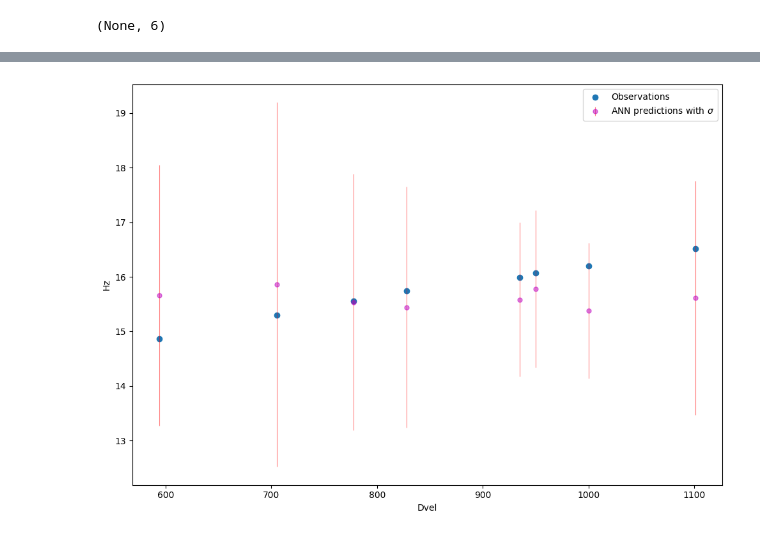
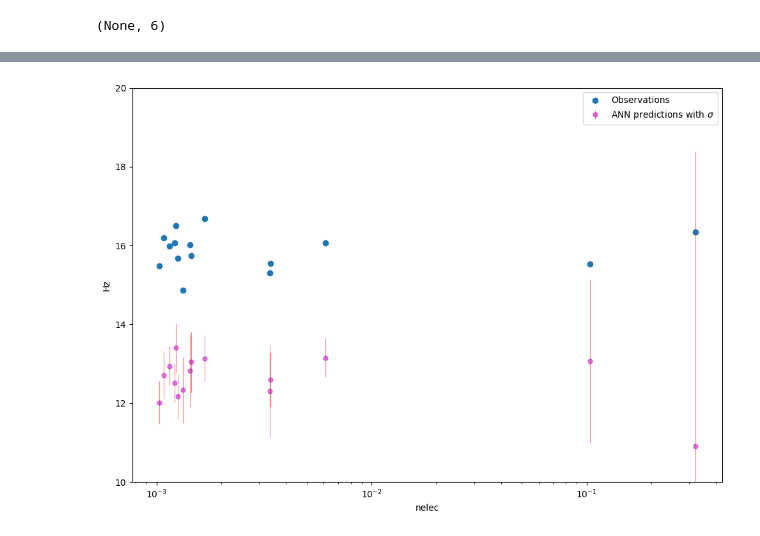
Before and after one commit to igomezv/cosmo_tools, a Jupyter notebook: Others/MC_DO_1_3_R500.ipynb, the cells around one changed output, grey strips where cells are left out. Cells and saved outputs as stored; diff of their text form; code cells hidden in the pictures.

```diff
--- a/Others/MC_DO_1_3_R500.ipynb
+++ b/Others/MC_DO_1_3_R500.ipynb
@@ -139,4 +128 @@ y_train, y_test = train_test_split(y_scaled, train_size=0.8, random_state=1, shu
-# %%
-x_train = np.nan_to_num(x_train, nan=0.0, posinf=1e6, neginf=-1e6)
-y_train = np.nan_to_num(y_train, nan=0.0, posinf=1e6, neginf=-1e6)
 # %%
@@ -154,13 +139,13 @@ def model_regression_dropout(num_input, num_output, num_hidden=[32, 16, 8], act_
     for nodes in num_hidden:
       model.add(Dense(units=nodes,
                       activation=act_fn))
-      model.add(MCDropout(0.5))
+      model.add(MCDropout(0.1))
     model.add(Dense(units=num_output, activation="linear"))
     return model
 
 _, ninput = np.shape(x_scaled)
 _, noutput = np.shape(y_scaled)
 # Compile Keras model
-model = model_regression_dropout(num_input=ninput, num_output=noutput, num_hidden=[128, 64, 32], act_fn='relu')
+model = model_regression_dropout(num_input=ninput, num_output=noutput, num_hidden=[200, 200, 200, 200], act_fn='relu')
 model.summary()
 # %% [output]
@@ -187,19 +172,19 @@ print(model.input_shape)
 (None, 6)
 # %%
 # Define parameters
-batch_size = 6
-optimizer = tf.keras.optimizers.Adam(learning_rate=0.00001)
+batch_size = 1
+optimizer = tf.keras.optimizers.Adam(learning_rate=0.0001)
 model.compile(loss='mse', optimizer=optimizer)
 
 # Callbacks
-callback_early_stopping = tf.keras.callbacks.EarlyStopping(monitor='val_loss', patience=250)
-callback_reduce_lr = tf.keras.callbacks.ReduceLROnPlateau(monitor='val_loss', factor=0.5, patience=100, min_lr=1e-6)
+# callback_early_stopping = tf.keras.callbacks.EarlyStopping(monitor='val_loss', patience=10)
+# callback_reduce_lr = tf.keras.callbacks.ReduceLROnPlateau(monitor='val_loss', factor=0.1, patience=100, min_lr=1e-6)
 
 # Train the model
 model_train = model.fit(x_train, y_train, batch_size=batch_size,
-                        epochs=1500, verbose=1,
-                        validation_data=(x_test, y_test),
-                        callbacks=[callback_early_stopping, callback_reduce_lr])
+                        epochs=200, verbose=1,
+                        validation_data=(x_test, y_test))
+                        # callbacks=[callback_early_stopping, callback_reduce_lr])
 
 # Plot training history
 import matplotlib.pyplot as plt
@@ -233,7 +218,7 @@ Epoch 662/1500
 # Generate test data
 test_batch_size = len(x_test)
 
-mc_dropout_num = 100 # Run Dropout 100 times
+mc_dropout_num = 50 # Run Dropout 100 times
 predictions = np.zeros((mc_dropout_num, test_batch_size, noutput))
 
 for i in range(mc_dropout_num):
@@ -299,25 +284,31 @@ Varianza de las predicciones: 10.88763086855946
 # %%
 # Plotting
 plt.figure(figsize=(10, 7), dpi=100)
 # plt.figure(figsize=(5, 4), dpi=100)
 
-xidx = 3
+# x tiene 6 dims, y 2
+# x 'R (1/3) R500X-ray', 'nelec', 'T', 'Dvel', 'Rvir', 'Mvir']]
+# en y, 0 Hz, 1 Sx
+xidx = 1
 yidx = 0
 sigma = std_mc_dropout[:, yidx]
 # plt.scatter(scalerz.inverse_transform(zz), yy, color='k', label='Original cosmic chronometers')
 plt.scatter(scaler.inverse_transform(x_test)[:,xidx], scaler_output.inverse_transform(y_test)[:,yidx], label='Observations')
 # plt.scatter(scaler.inverse_transform(x_test)[:,0], scaler_output.inverse_transform(prediction_mc_dropout)[:,0], label='ANN predictions')
 plt.errorbar(scaler.inverse_transform(x_test)[:,xidx], scaler_output.inverse_transform(prediction_mc_dropout)[:,yidx], yerr=sigma, markersize=5, fmt='o',
              ecolor='r', capthick=2, elinewidth=0.8, alpha=0.5, c='m',
              label='ANN predictions with $\sigma$')
 plt.xlabel(x_df.columns[xidx])
 plt.ylabel(y_df.columns[yidx])
-
+if yidx == 0:
+  plt.ylim(10, 20)
+if xidx == 1 or xidx == 2:
+  plt.xscale('log')
 plt.legend()
 # plt.show()
 plt.tight_layout()
 # %% [output]
-[figure, old version]
+[figure, new version]
 # %%
 # Gráfico de dispersión de los errores absolutos (MAE)
 plt.figure(figsize=(10, 7))
```
Also changed, not shown: parts of 19 cells of this notebook.
